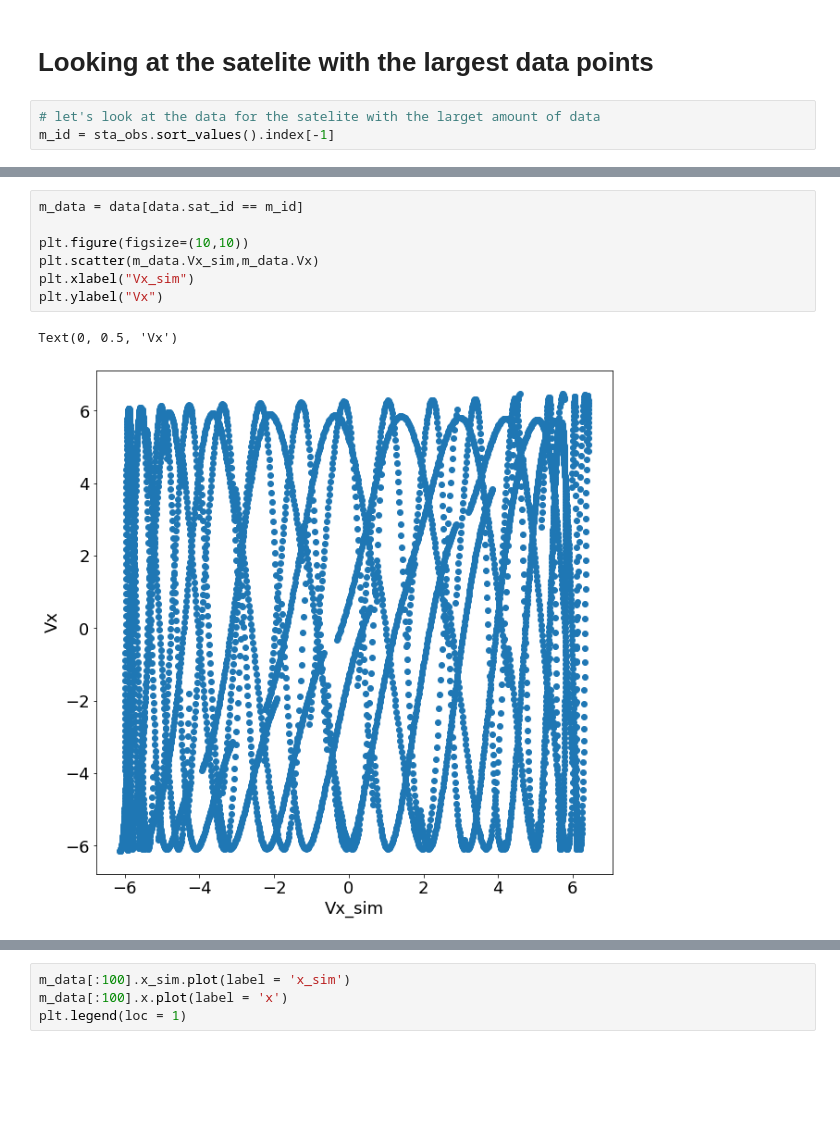
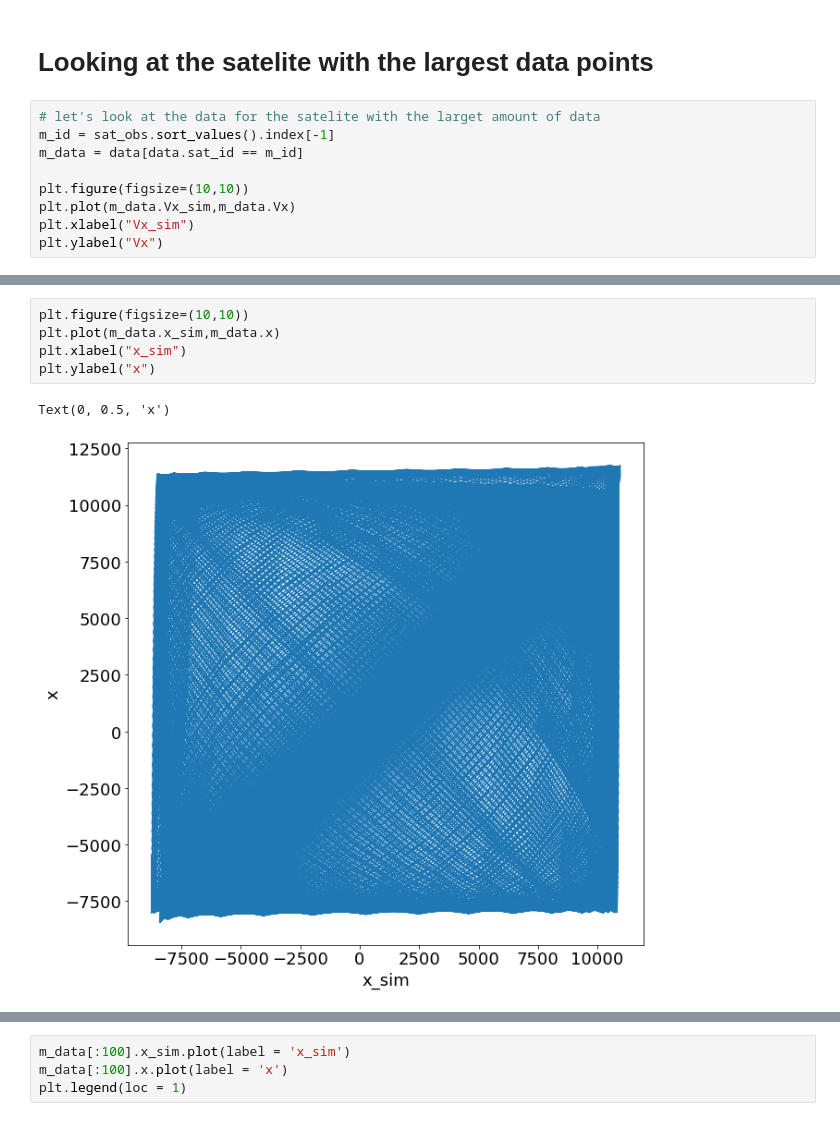
Before and after one commit to Mixanik-43/IDAO-2020, a Jupyter notebook: EDA_Tanya.ipynb, the cells around one changed output, grey strips where cells are left out. Cells and saved outputs as stored; diff of their text form; blank space fills up the shorter version.

```diff
--- a/EDA_Tanya.ipynb
+++ b/EDA_Tanya.ipynb
@@ -107,5 +109,11 @@ plt.tight_layout()
 # Looking at the satelite with the largest data points
 # %%
 # let's look at the data for the satelite with the larget amount of data
-m_id = sta_obs.sort_values().index[-1]
+m_id = sat_obs.sort_values().index[-1]
+m_data = data[data.sat_id == m_id]
+
+plt.figure(figsize=(10,10))
+plt.plot(m_data.Vx_sim,m_data.Vx)
+plt.xlabel("Vx_sim")
+plt.ylabel("Vx")
 # %% [output]
@@ -113,10 +122,8 @@ m_id = sta_obs.sort_values().index[-1]
 # %%
-m_data = data[data.sat_id == m_id]
-
 plt.figure(figsize=(10,10))
-plt.scatter(m_data.Vx_sim,m_data.Vx)
-plt.xlabel("Vx_sim")
-plt.ylabel("Vx")
+plt.plot(m_data.x_sim,m_data.x)
+plt.xlabel("x_sim")
+plt.ylabel("x")
 # %% [output]
-Text(0, 0.5, 'Vx')
+Text(0, 0.5, 'x')
-[figure, old version]
+[figure, new version]
```
Also changed, not shown: parts of 18 cells of this notebook.
